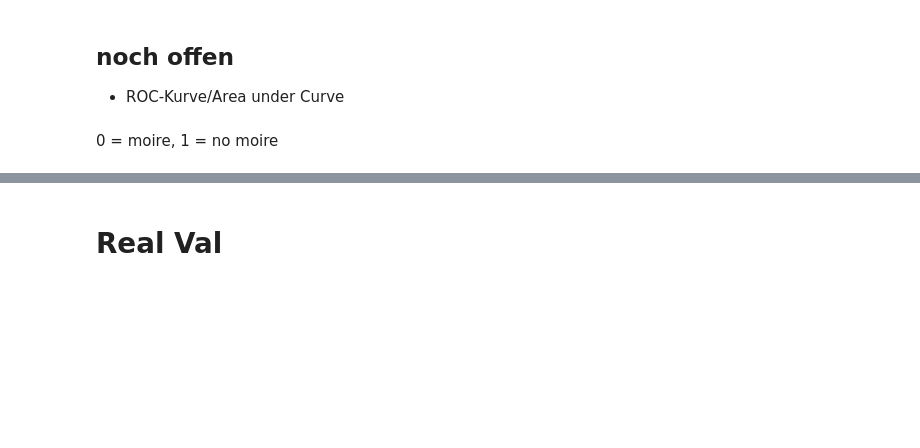
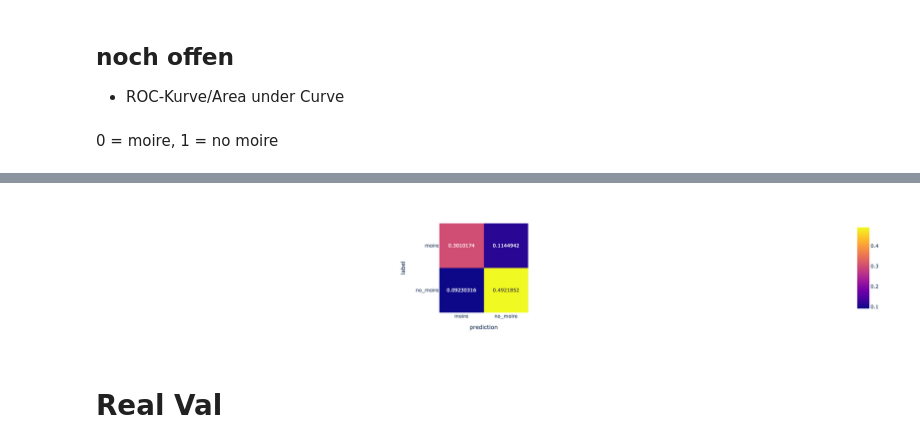
Before and after one commit to FBirwe/master-thesis_moire_detection, a Jupyter notebook: 80_Auswertungen/calc_model_metrics.ipynb, the cells around one changed output, grey strips where cells are left out. Saved outputs shown, nothing was run; the diff lists cells and outputs as text; code cells hidden in the pictures; blank space fills up the shorter version.

```diff
--- a/80_Auswertungen/calc_model_metrics.ipynb
+++ b/80_Auswertungen/calc_model_metrics.ipynb
@@ -17,4 +18,13 @@ import numpy as np
 - ROC-Kurve/Area under Curve
 # %% [markdown]
 0 = moire, 1 = no moire
+# %%
+def load_data( model_results_name ):
+    data = pickle.loads( download_blob(f'modeL_results/{ model_results_name }.pkl').getbuffer() )
+    data.rename(columns={'category':'label'}, inplace=True)
+
+    data.loc[:,'predicted_label'] = (data.result_moire < data.result_no_moire).astype('int').apply(lambda val: ['moire','no_moire'][val])
+    data.loc[:,'classification_correct'] = data.predicted_label == data.label
+
+    return data
 # %%
@@ -86,0 +90,5 @@ model = torch.load( BytesIO(bytesStream.getvalue()), map_location=torch.device('
+# %%
+data = load_data(f"{ model_name }_{ dataset_name }")
+# %%
+metrics = calc_metrics( data )
+metrics
@@ -87,3 +106,7 @@ model = torch.load( BytesIO(bytesStream.getvalue()), map_location=torch.device('
+# %%
+get_confusion_matrix( metrics, relative=True )
+# %% [output]
+[figure, added]
 # %% [markdown]
 # Real Val
 # %%
```
Also changed, not shown: parts of 6 cells of this notebook, 1 other file.
